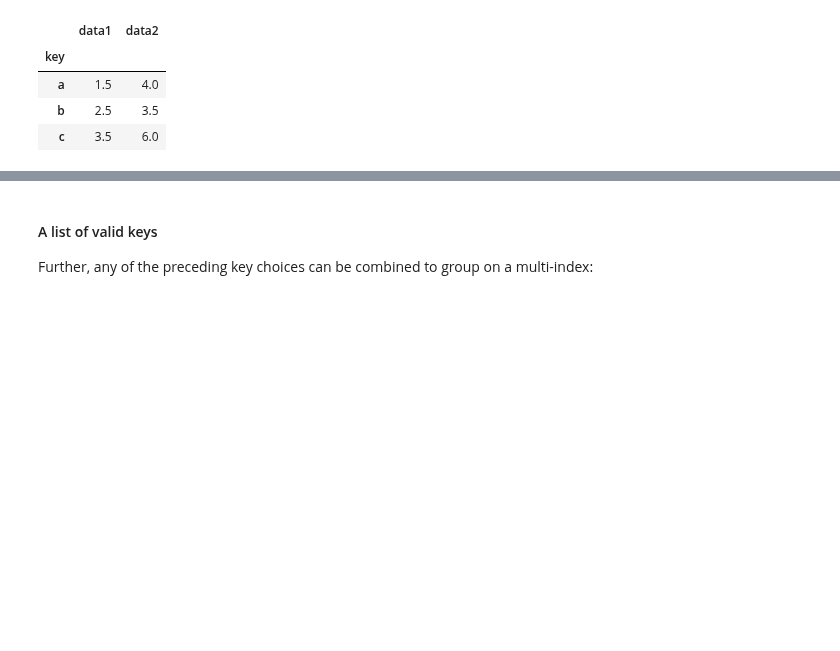
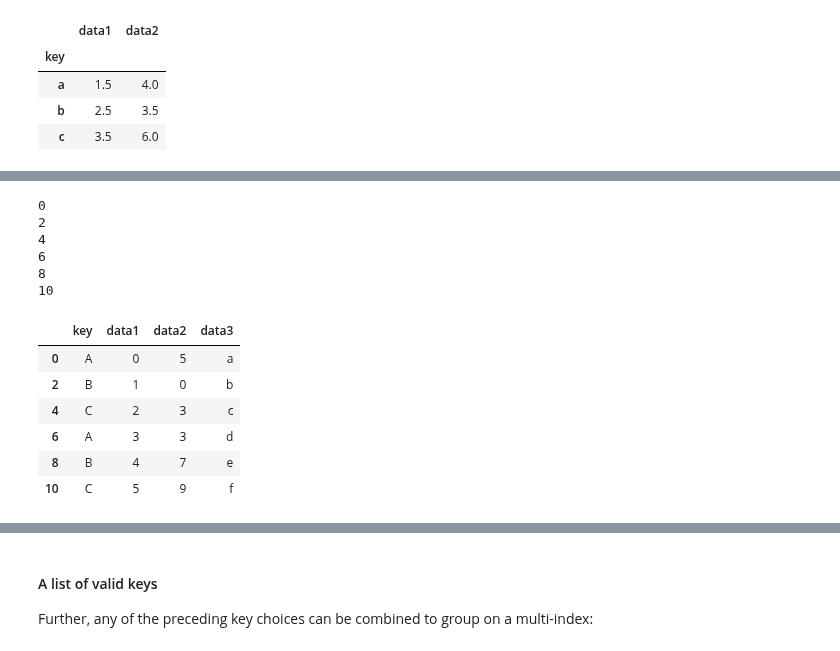
Before and after one commit to nichoces/dsft-jun23, a Jupyter notebook: 2_Data_analysis/2-Pandas/8_Aggregation-and-Grouping.ipynb, the cells around one changed output, grey strips where cells are left out. Saved outputs shown, nothing was run; the diff lists cells and outputs as text; code cells hidden in the pictures; blank space fills up the shorter version.

```diff
--- a/2_Data_analysis/2-Pandas/8_Aggregation-and-Grouping.ipynb
+++ b/2_Data_analysis/2-Pandas/8_Aggregation-and-Grouping.ipynb
@@ -595,0 +612,20 @@ df2.groupby(str.lower).mean()
+# %%
+df_test.data3.str.upper()
+for x in df_test.index * 2:
+    print(x)
+df_test.index = df_test.index * 2
+df_test
+# %% [output]
+0
+2
+4
+6
+8
+10
+|  | key | data1 | data2 | data3 |
+| 0 | A | 0 | 5 | a |
+| 2 | B | 1 | 0 | b |
+| 4 | C | 2 | 3 | c |
+| 6 | A | 3 | 3 | d |
+| 8 | B | 4 | 7 | e |
+| 10 | C | 5 | 9 | f |
```
Also changed, not shown: parts of 7 cells of this notebook.
